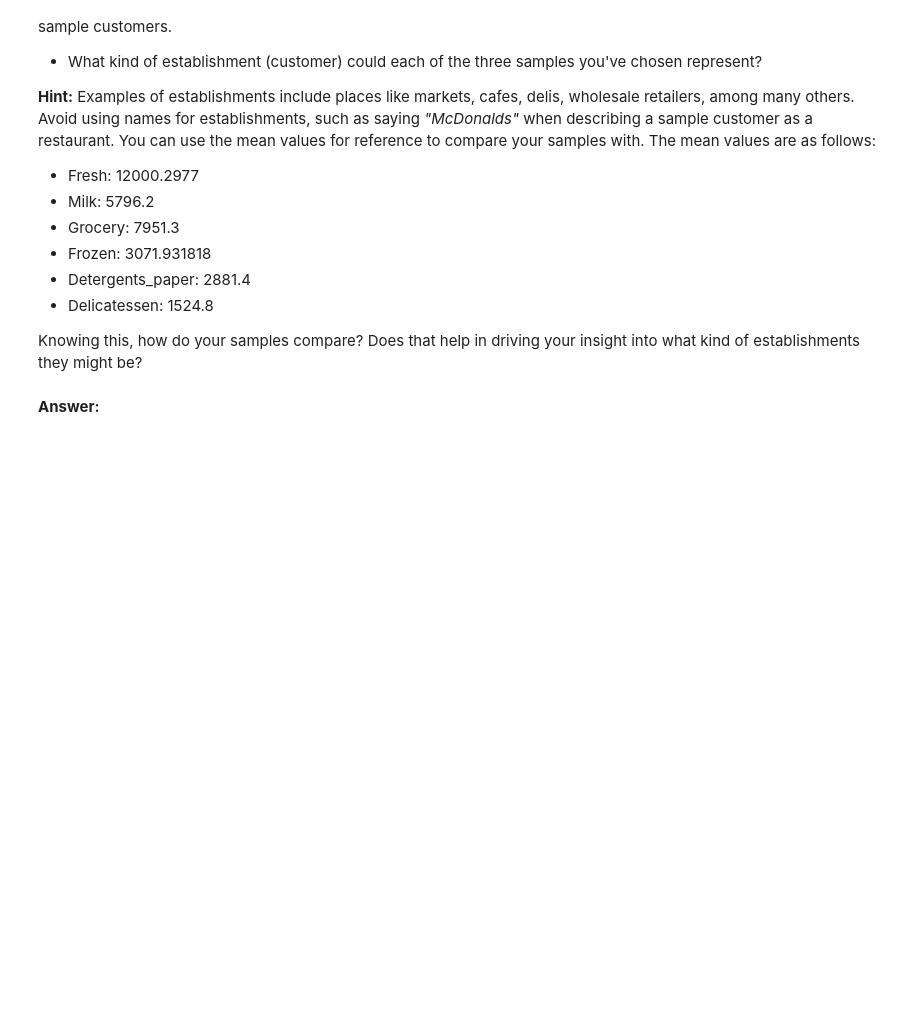
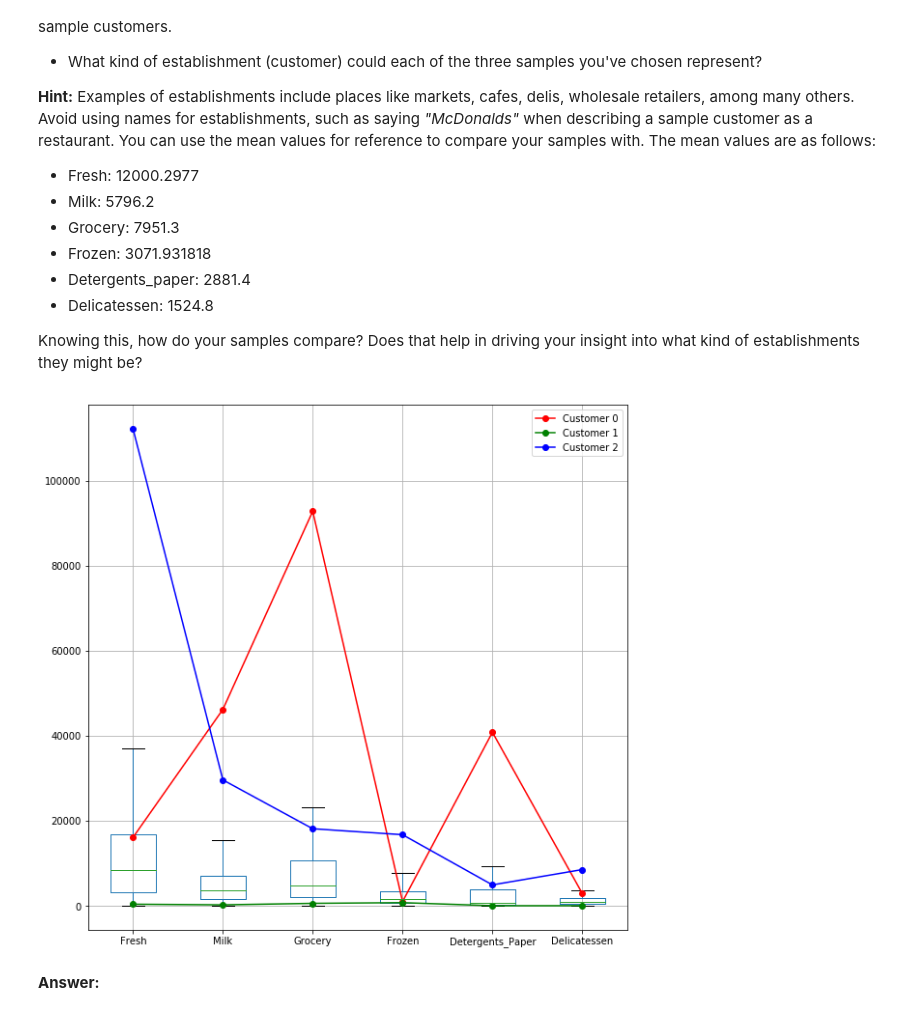
Before and after one commit to KnollFrank/Creating-Customer-Segments, a Jupyter notebook: customer_segments.ipynb, the cells around one changed output. Saved outputs shown, nothing was run; the diff lists cells and outputs as text; code cells hidden in the pictures; blank space fills up the shorter version.

Commit message:
adding boxplot

```diff
--- a/customer_segments.ipynb
+++ b/customer_segments.ipynb
@@ -138,6 +137,16 @@ Consider the total purchase cost of each product category and the statistical de
 * Delicatessen: 1524.8
 
 Knowing this, how do your samples compare? Does that help in driving your insight into what kind of establishments they might be?
+# %%
+import matplotlib.pyplot as plt
+
+boxplot = data.boxplot(showfliers=False, grid=True, figsize=(10,10))
+plt.plot(range(1,7), samples.loc[0], 'ro-', label='Customer 0');
+plt.plot(range(1,7), samples.loc[1], 'go-', label='Customer 1');
+plt.plot(range(1,7), samples.loc[2], 'bo-', label='Customer 2');
+plt.legend();
+# %% [output]
+[figure, added]
 # %% [markdown]
 **Answer:**
 # %% [markdown]
```
Also changed, not shown: parts of 2 cells of this notebook.
